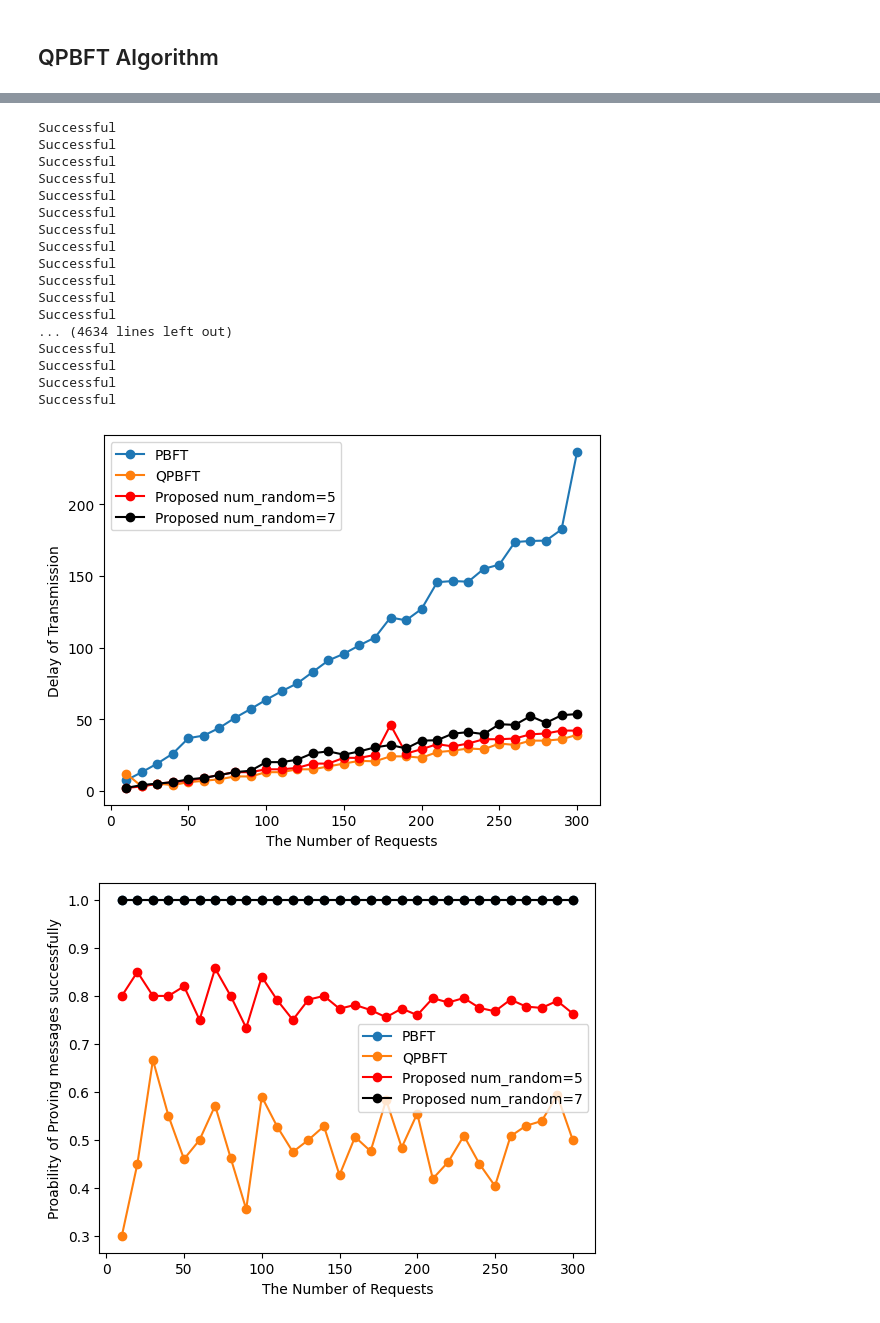
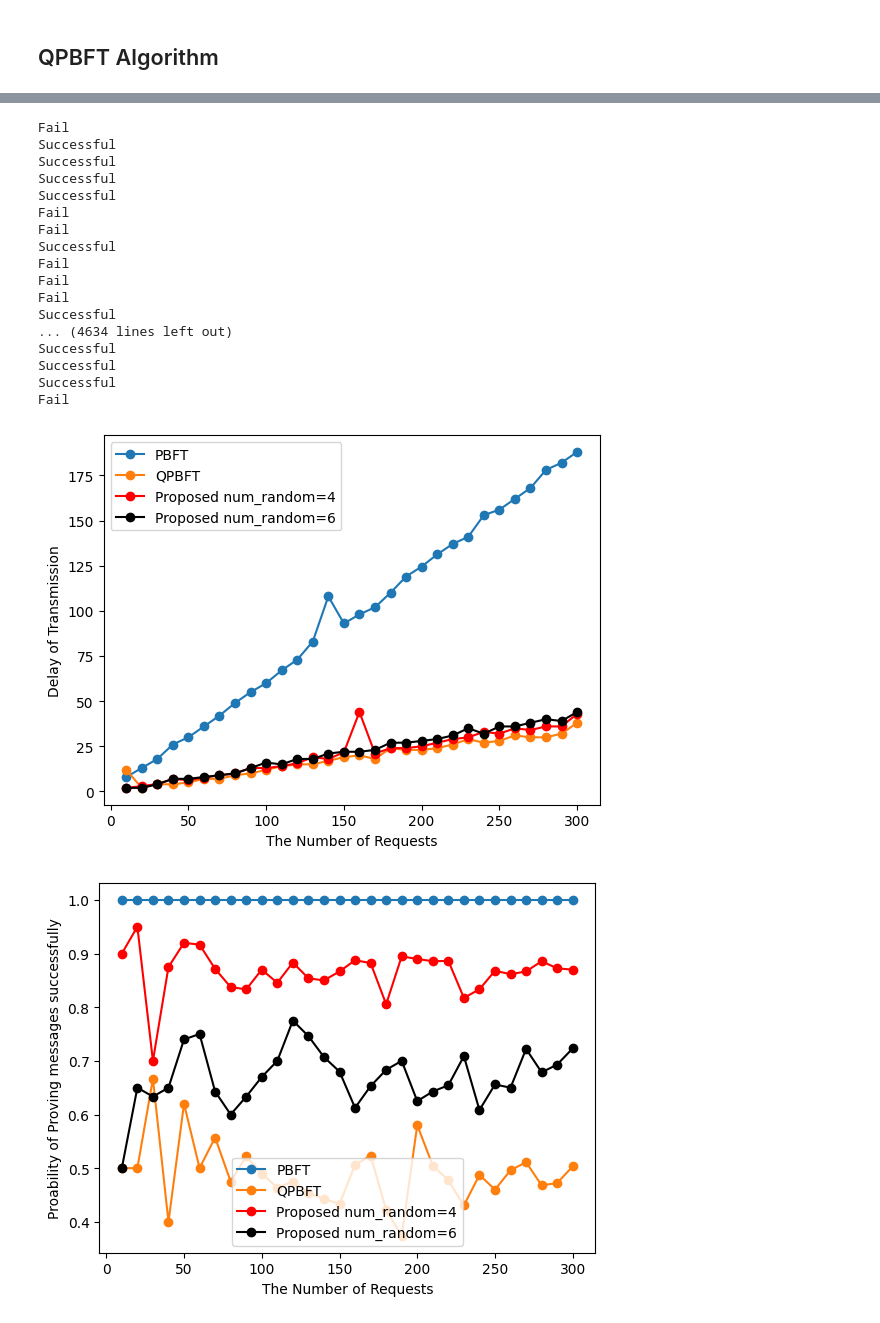
Before and after one commit to OatKID/consensus_demo, a Jupyter notebook: report.ipynb, the cells around one changed output, grey strips where cells are left out. Saved outputs shown, nothing was run; the diff lists cells and outputs as text; code cells hidden in the pictures.

Commit message:
Edit evaluation

```diff
--- a/report.ipynb
+++ b/report.ipynb
@@ -112,7 +112,7 @@ delays_proposed = numpy.array([])
 proability_proposed = numpy.array([])
 
 for i in range(LENGTH):
-    result = evaluation_proposed_scheme(num_requests[i], 6, 4, 5, 2)
+    result = evaluation_proposed_scheme(num_requests[i], 6, 4, 4, 2)
     delays_proposed = numpy.append(delays_proposed, result[0])
     proability_proposed = numpy.append(proability_proposed, result[1]/(num_requests[i] * 1.0))
 # %% [output]
@@ -140,48 +140,48 @@ delays_proposed2 = numpy.array([])
 proability_proposed2 = numpy.array([])
 
 for i in range(LENGTH):
-    result = evaluation_proposed_scheme(num_requests[i], 6, 4, 7, 2)
+    result = evaluation_proposed_scheme(num_requests[i], 6, 4, 6, 2)
     delays_proposed2 = numpy.append(delays_proposed2, result[0])
     proability_proposed2 = numpy.append(proability_proposed2, result[1]/(num_requests[i] * 1.0))
 # %% [output]
+Fail
 Successful
 Successful
 Successful
 Successful
+Fail
+Fail
 Successful
-Successful
-Successful
-Successful
-Successful
-Successful
-Successful
+Fail
+Fail
+Fail
 Successful
 ... (4634 lines left out)
 Successful
 Successful
 Successful
-Successful
+Fail
 # %%
 import matplotlib.pyplot as plot
 
 plot.plot(num_requests, delays_pbft, label = "PBFT", marker="o")
 plot.plot(num_requests, delays_qpbft, label = "QPBFT", marker="o")
-plot.plot(num_requests, delays_proposed, label = "Proposed num_random=5", color="red", marker="o")
-plot.plot(num_requests, delays_proposed2, label = "Proposed num_random=7", color="black", marker="o")
+plot.plot(num_requests, delays_proposed, label = "Proposed num_random=4", color="red", marker="o")
+plot.plot(num_requests, delays_proposed2, label = "Proposed num_random=6", color="black", marker="o")
 plot.legend()
 plot.xlabel("The Number of Requests")
 plot.ylabel("Delay of Transmission")
 plot.show()
 # %% [output]
-[figure, old version]
+[figure, new version]
 # %%
 plot.plot(num_requests, proability_pbft, label = "PBFT", marker="o")
 plot.plot(num_requests, proability_qpbft, label = "QPBFT", marker="o")
-plot.plot(num_requests, proability_proposed, label = "Proposed num_random=5", color="red", marker="o")
-plot.plot(num_requests, proability_proposed2, label = "Proposed num_random=7", color="black", marker="o")
+plot.plot(num_requests, proability_proposed, label = "Proposed num_random=4", color="red", marker="o")
+plot.plot(num_requests, proability_proposed2, label = "Proposed num_random=6", color="black", marker="o")
 plot.legend()
 plot.xlabel("The Number of Requests")
 plot.ylabel("Proability of Proving messages successfully")
 plot.show()
 # %% [output]
-[figure, old version]
+[figure, new version]
```
Also changed, not shown: parts of 4 cells of this notebook.
